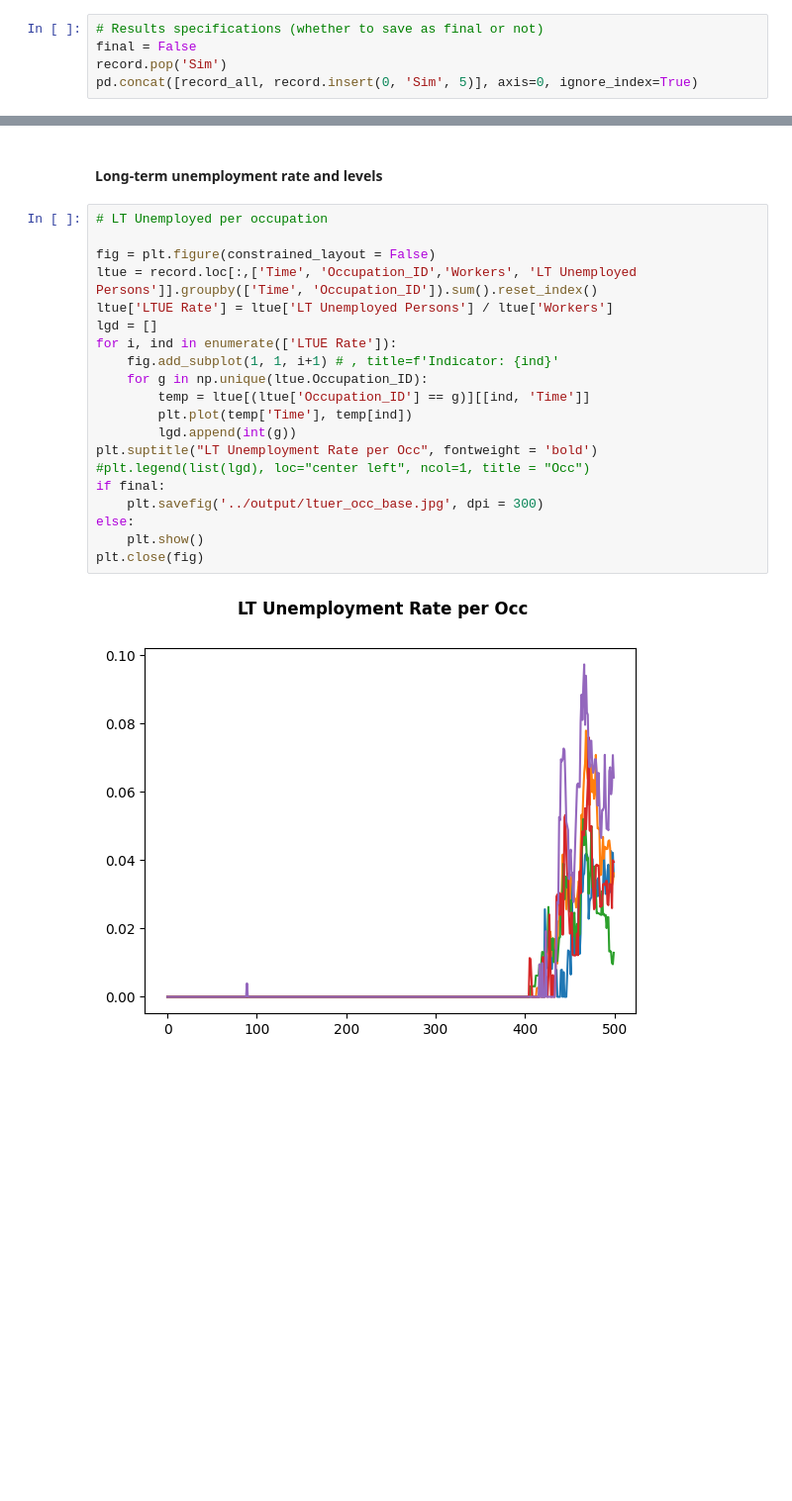
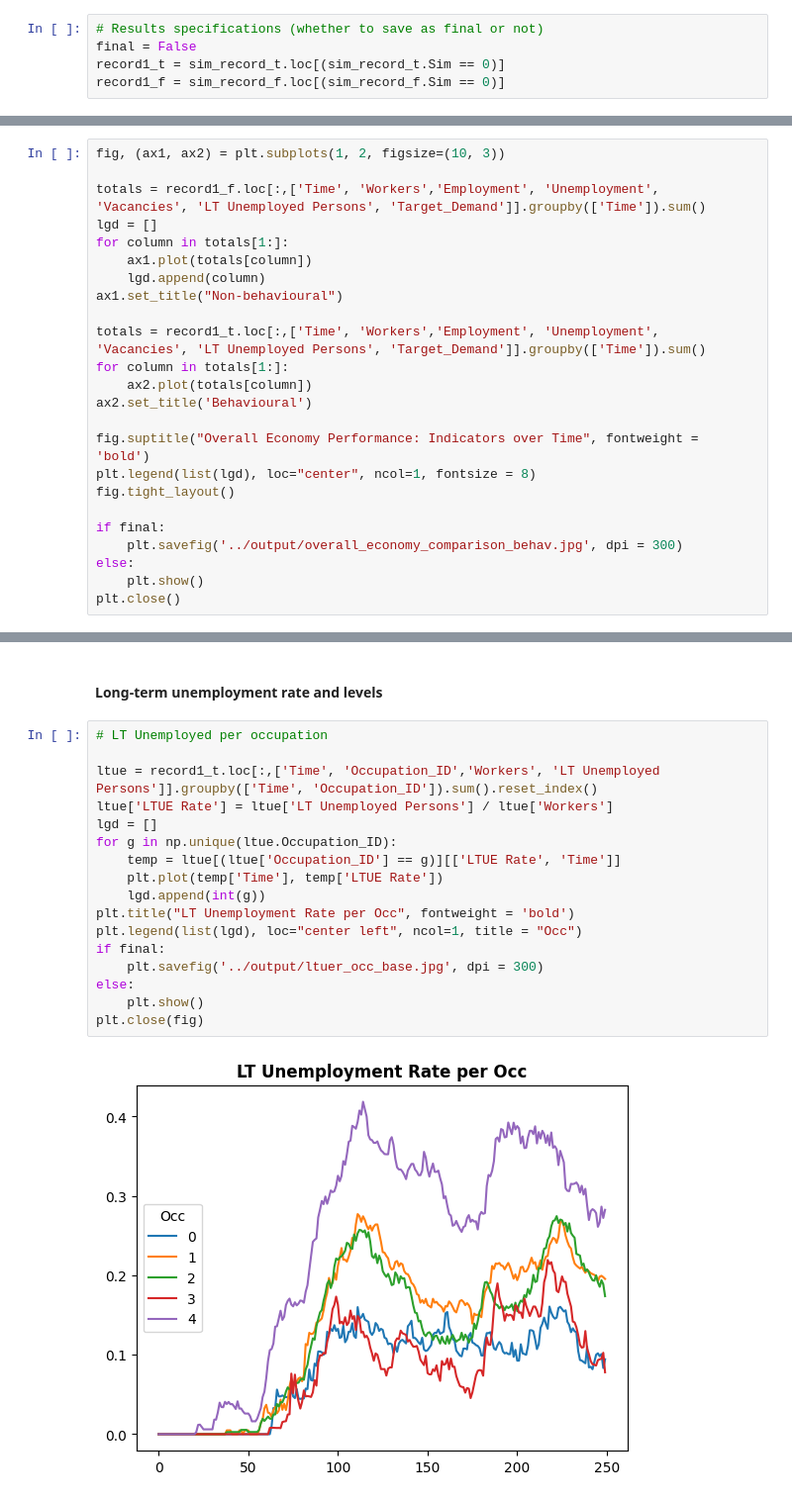
Before and after one commit to ebbam/transition_abm, a Jupyter notebook: code/toy_transition_abm.ipynb, the cells around one changed output, grey strips where cells are left out. Shown at 99% size. Drawn from its saved outputs; the diff is of its cells as text; blank space fills up the shorter version.

Commit message:
simulation function code created
behavioural and non simulation function code created with prelim output

```diff
--- a/code/toy_transition_abm.ipynb
+++ b/code/toy_transition_abm.ipynb
@@ -354,5 +375,5 @@ ValueError: The truth value of a Series is ambiguous. Use a.empty, a.bool(), a.i
 # %%
 # Results specifications (whether to save as final or not)
 final = False
-record.pop('Sim')
-pd.concat([record_all, record.insert(0, 'Sim', 5)], axis=0, ignore_index=True)
+record1_t = sim_record_t.loc[(sim_record_t.Sim == 0)]
+record1_f = sim_record_f.loc[(sim_record_f.Sim == 0)]
@@ -380,0 +398,24 @@ plt.close()
+# %%
+fig, (ax1, ax2) = plt.subplots(1, 2, figsize=(10, 3))
+
+totals = record1_f.loc[:,['Time', 'Workers','Employment', 'Unemployment', 'Vacancies', 'LT Unemployed Persons', 'Target_Demand']].groupby(['Time']).sum()
+lgd = []
+for column in totals[1:]:
+    ax1.plot(totals[column])
+    lgd.append(column)
+ax1.set_title("Non-behavioural")
+
+totals = record1_t.loc[:,['Time', 'Workers','Employment', 'Unemployment', 'Vacancies', 'LT Unemployed Persons', 'Target_Demand']].groupby(['Time']).sum()
+for column in totals[1:]:
+    ax2.plot(totals[column])
+ax2.set_title('Behavioural')
+
+fig.suptitle("Overall Economy Performance: Indicators over Time", fontweight = 'bold')
+plt.legend(list(lgd), loc="center", ncol=1, fontsize = 8)
+fig.tight_layout()
+
+if final:
+    plt.savefig('../output/overall_economy_comparison_behav.jpg', dpi = 300)
+else:
+    plt.show()
+plt.close()
@@ -383,22 +426,19 @@ plt.close()
 # %%
 # LT Unemployed per occupation
 
-fig = plt.figure(constrained_layout = False)
-ltue = record.loc[:,['Time', 'Occupation_ID','Workers', 'LT Unemployed Persons']].groupby(['Time', 'Occupation_ID']).sum().reset_index()
+ltue = record1_t.loc[:,['Time', 'Occupation_ID','Workers', 'LT Unemployed Persons']].groupby(['Time', 'Occupation_ID']).sum().reset_index()
 ltue['LTUE Rate'] = ltue['LT Unemployed Persons'] / ltue['Workers']
 lgd = []
-for i, ind in enumerate(['LTUE Rate']):
-    fig.add_subplot(1, 1, i+1) # , title=f'Indicator: {ind}'
-    for g in np.unique(ltue.Occupation_ID):
-        temp = ltue[(ltue['Occupation_ID'] == g)][[ind, 'Time']]
-        plt.plot(temp['Time'], temp[ind])
-        lgd.append(int(g))
-plt.suptitle("LT Unemployment Rate per Occ", fontweight = 'bold')
-#plt.legend(list(lgd), loc="center left", ncol=1, title = "Occ")
+for g in np.unique(ltue.Occupation_ID):
+    temp = ltue[(ltue['Occupation_ID'] == g)][['LTUE Rate', 'Time']]
+    plt.plot(temp['Time'], temp['LTUE Rate'])
+    lgd.append(int(g))
+plt.title("LT Unemployment Rate per Occ", fontweight = 'bold')
+plt.legend(list(lgd), loc="center left", ncol=1, title = "Occ")
 if final:
     plt.savefig('../output/ltuer_occ_base.jpg', dpi = 300)
 else:
     plt.show()
 plt.close(fig)
 # %% [output]
-[figure, old version]
+[figure, new version]
```
Also changed, not shown: parts of 16 cells of this notebook, 6 other files.
